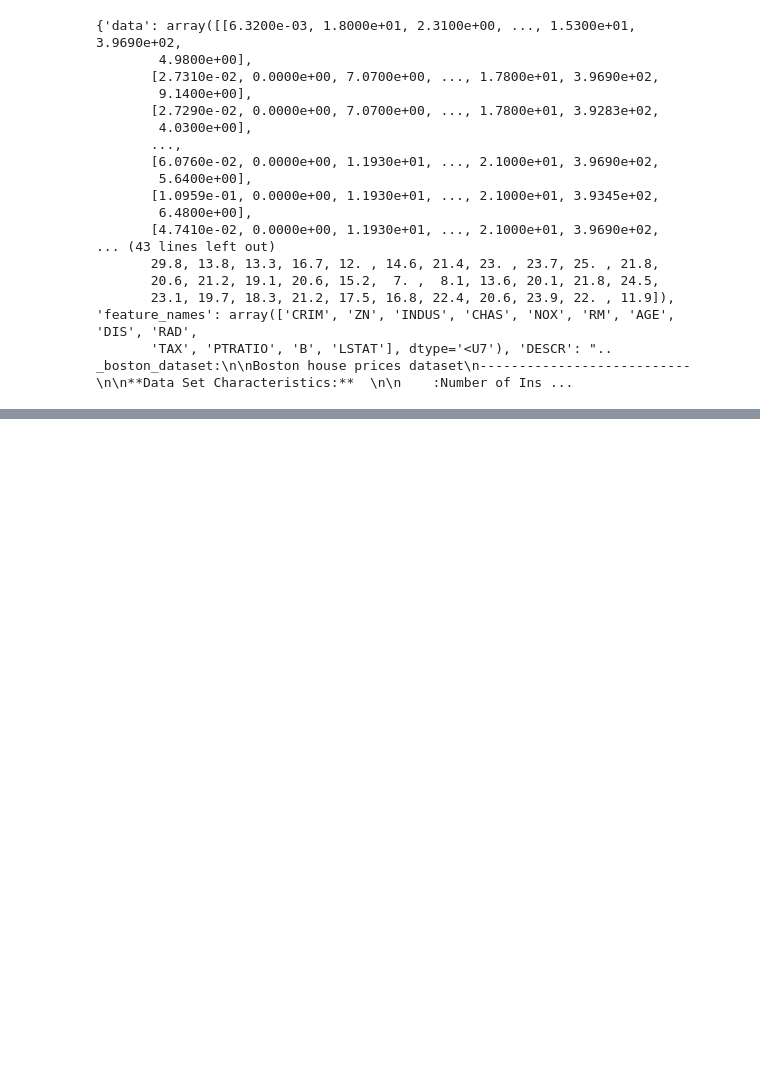
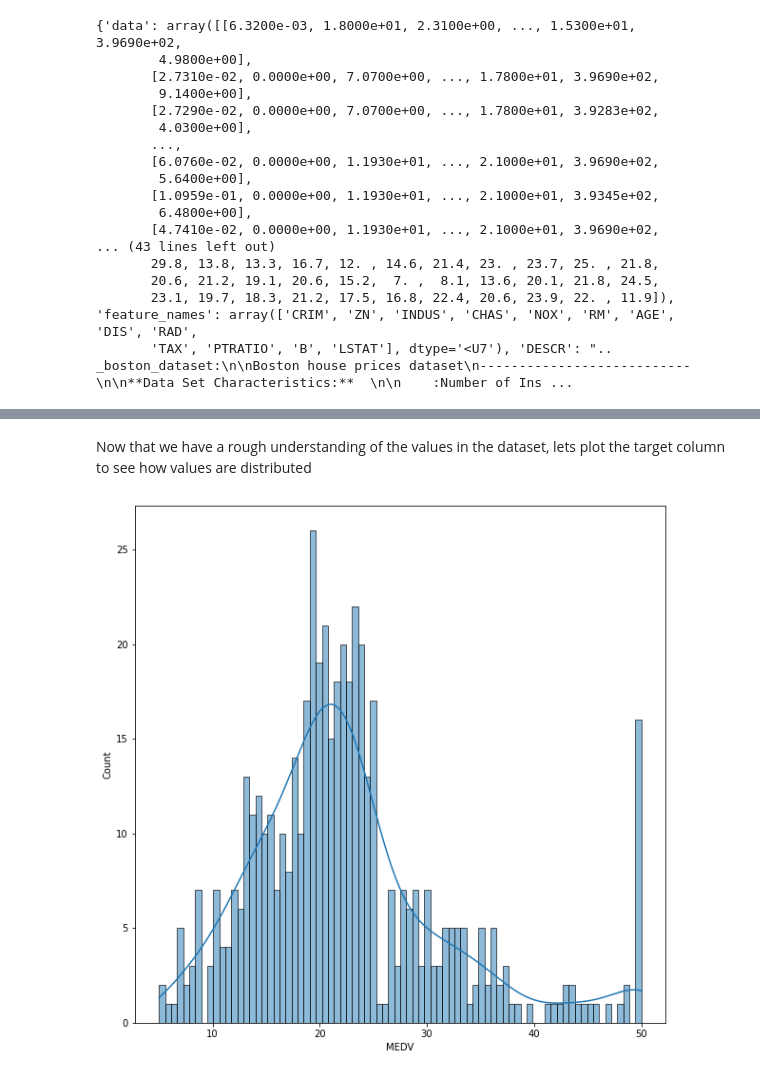
Before and after one commit to itswagi/Boston-Housing-Dataset-ML-Project, a Jupyter notebook: bostonhousepriceML.ipynb, the cells around one changed output, grey strips where cells are left out. Cells and saved outputs as stored; diff of their text form; code cells hidden in the pictures; blank space fills up the shorter version.

Commit message:
EDA and Visualization Complete

```diff
--- a/bostonhousepriceML.ipynb
+++ b/bostonhousepriceML.ipynb
@@ -35,0 +66,3 @@ print(data_boston)
+# %%
+dataset = pd.DataFrame(data_boston.data, columns=data_boston.feature_names, index=None)
+print(dataset.head())
@@ -35,0 +85,3 @@ print(data_boston)
+# %%
+dataset['MEDV'] = pd.DataFrame(data_boston.target)
+print(dataset.head())
@@ -35,0 +204,8 @@ print(data_boston)
+# %% [markdown]
+Now that we have a rough understanding of the values in the dataset, lets plot the target column to see how values are distributed
+# %%
+plt.figure(figsize=(10,10))
+sns.histplot(data = dataset['MEDV'], bins=80, kde = True)
+plt.show()
+# %% [output]
+[figure, added]
```
Also changed, not shown: parts of 27 cells of this notebook.
